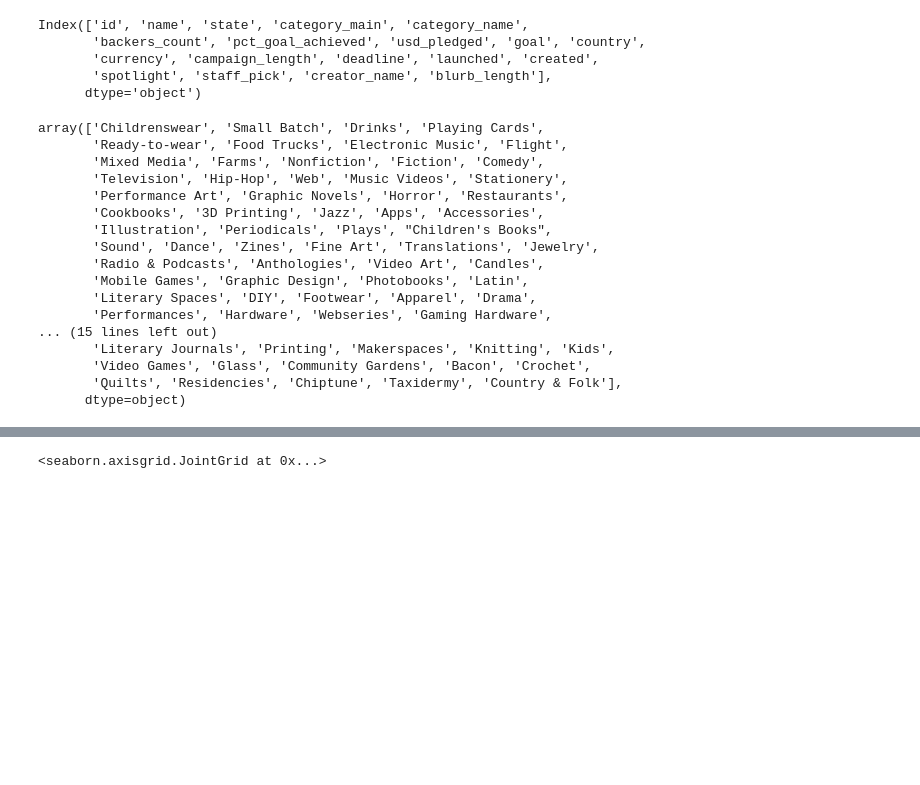
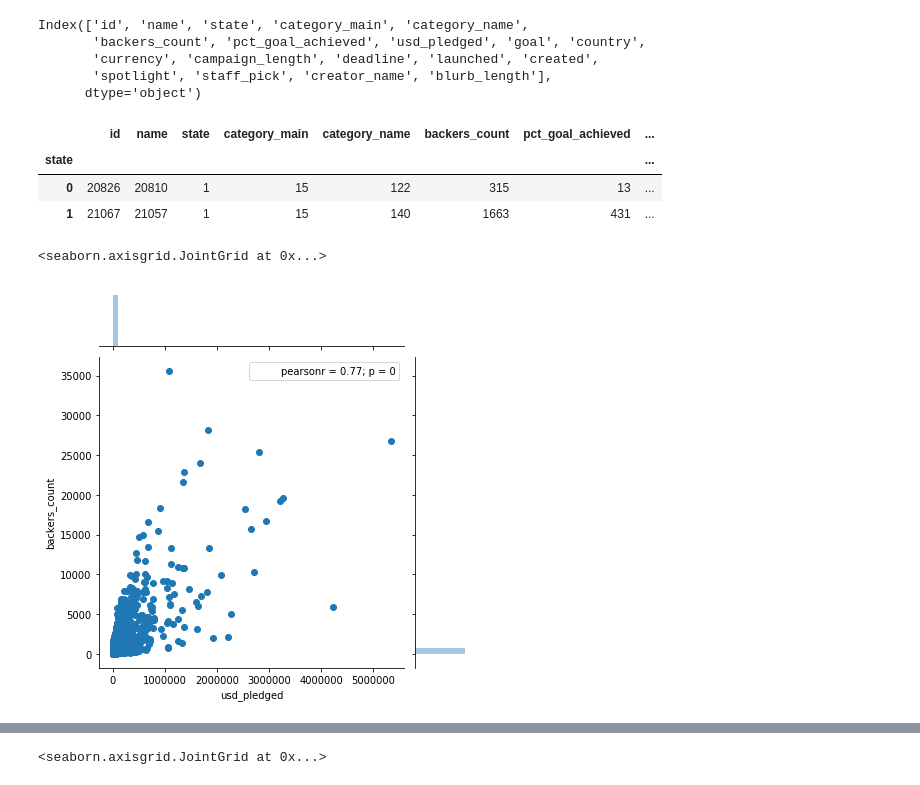
Before and after one commit to cipher813/McMahon_Metis, a Jupyter notebook: Project_3/3_Kickstarter_P0_EDA_DS2.ipynb, the cells around one changed output, grey strips where cells are left out. Cells and saved outputs as stored; diff of their text form; code cells hidden in the pictures; blank space fills up the shorter version.

```diff
--- a/Project_3/3_Kickstarter_P0_EDA_DS2.ipynb
+++ b/Project_3/3_Kickstarter_P0_EDA_DS2.ipynb
@@ -146,23 +159,16 @@ Index(['id', 'name', 'state', 'category_main', 'category_name',
        'currency', 'campaign_length', 'deadline', 'launched', 'created',
        'spotlight', 'staff_pick', 'creator_name', 'blurb_length'],
       dtype='object')
-# %%
-df['category_name'].unique()
-# %% [output]
-array(['Childrenswear', 'Small Batch', 'Drinks', 'Playing Cards',
-       'Ready-to-wear', 'Food Trucks', 'Electronic Music', 'Flight',
-       'Mixed Media', 'Farms', 'Nonfiction', 'Fiction', 'Comedy',
-       'Television', 'Hip-Hop', 'Web', 'Music Videos', 'Stationery',
-       'Performance Art', 'Graphic Novels', 'Horror', 'Restaurants',
-       'Cookbooks', '3D Printing', 'Jazz', 'Apps', 'Accessories',
-       'Illustration', 'Periodicals', 'Plays', "Children's Books",
-       'Sound', 'Dance', 'Zines', 'Fine Art', 'Translations', 'Jewelry',
-       'Radio & Podcasts', 'Anthologies', 'Video Art', 'Candles',
-       'Mobile Games', 'Graphic Design', 'Photobooks', 'Latin',
-       'Literary Spaces', 'DIY', 'Footwear', 'Apparel', 'Drama',
-       'Performances', 'Hardware', 'Webseries', 'Gaming Hardware',
-... (15 lines left out)
-       'Literary Journals', 'Printing', 'Makerspaces', 'Knitting', 'Kids',
-       'Video Games', 'Glass', 'Community Gardens', 'Bacon', 'Crochet',
-       'Quilts', 'Residencies', 'Chiptune', 'Taxidermy', 'Country & Folk'],
-      dtype=object)
+# %%
+# df['category_name'].unique()
+df.groupby('state').nunique()
+# %% [output]
+|  | id | name | state | category_main | category_name | backers_count | pct_goal_achieved | ... |
+| state |  |  |  |  |  |  |  | ... |
+| 0 | 20826 | 20810 | 1 | 15 | 122 | 315 | 13 | ... |
+| 1 | 21067 | 21057 | 1 | 15 | 140 | 1663 | 431 | ... |
+# %%
+sns.jointplot(x='usd_pledged',y='backers_count', data=df)
+# %% [output]
+<seaborn.axisgrid.JointGrid at 0x...>
+[figure, added]
```
Also changed, not shown: parts of 23 cells of this notebook, 5 other files.
